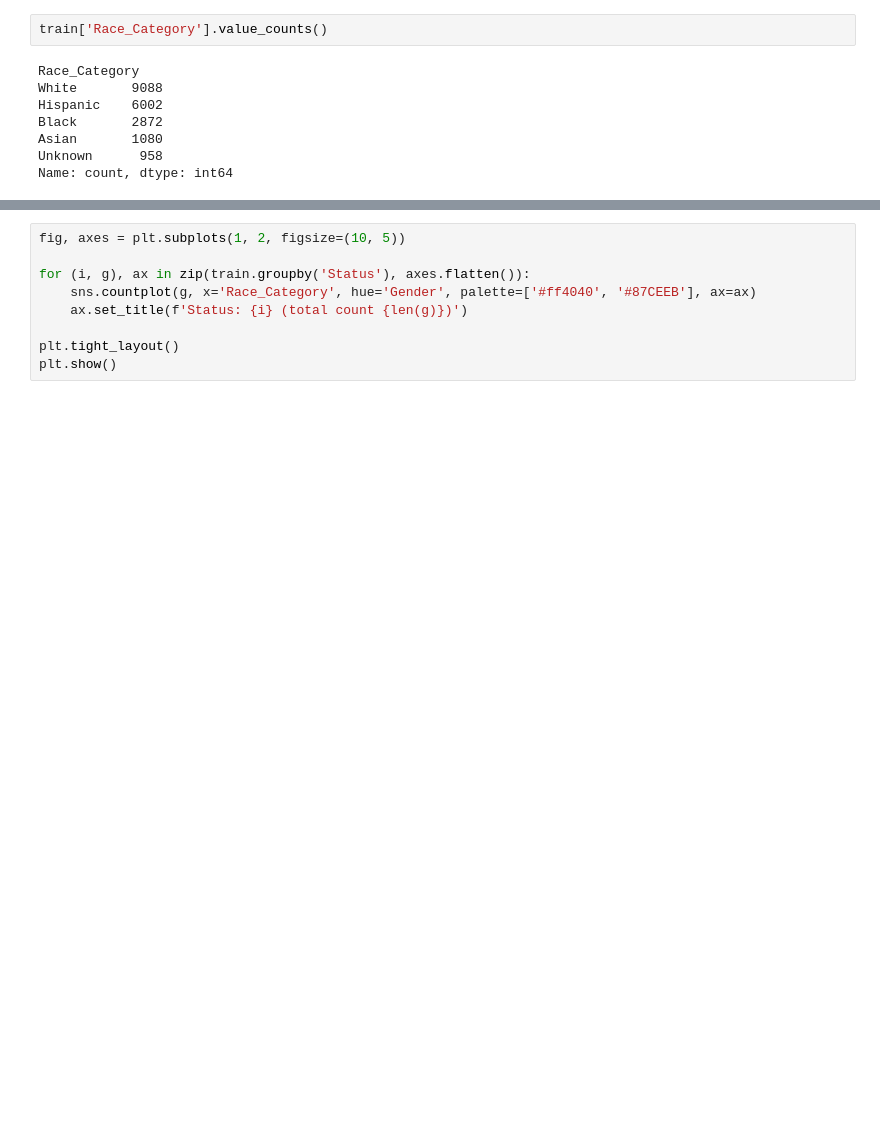
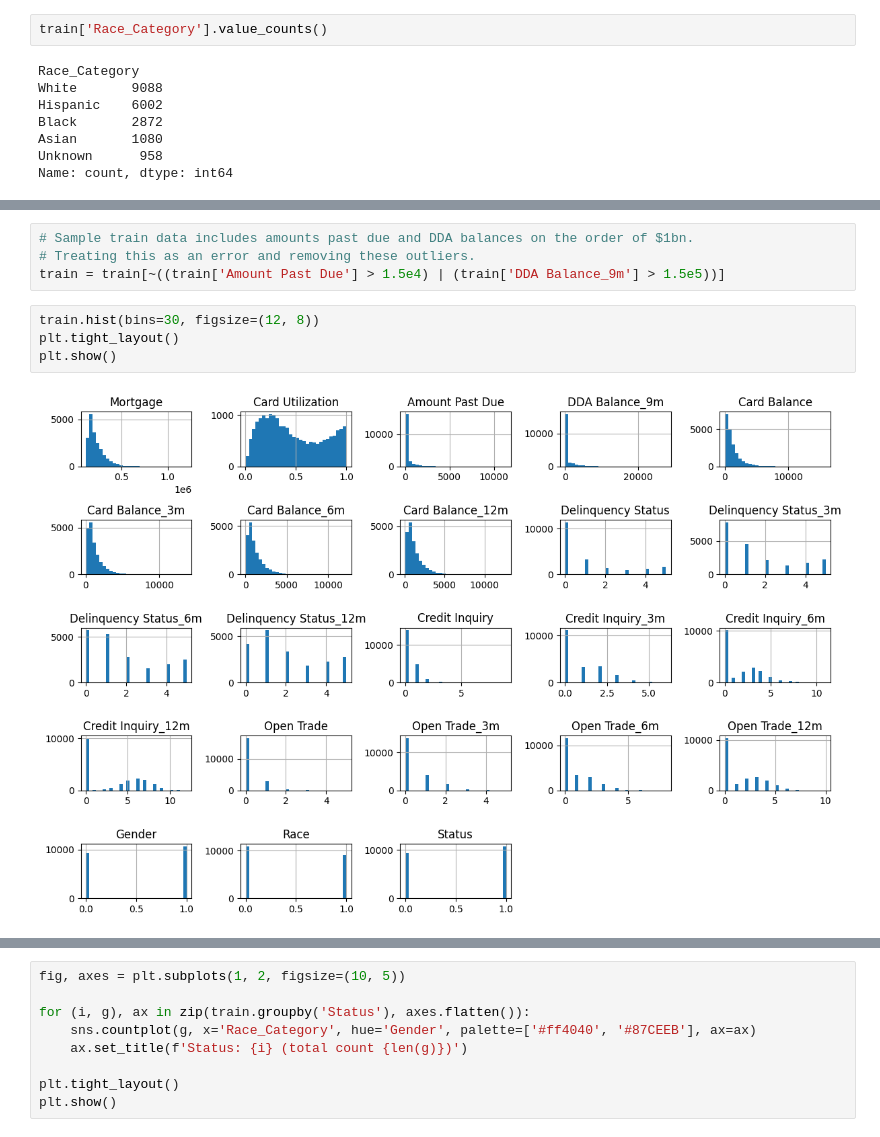
Before and after one commit to ostapenkovs/wells-fargo-case-study, a Jupyter notebook: notebooks/2_data_analysis.ipynb, the cells around one changed output, grey strips where cells are left out. Saved outputs shown, nothing was run; the diff lists cells and outputs as text; blank space fills up the shorter version.

```diff
--- a/notebooks/2_data_analysis.ipynb
+++ b/notebooks/2_data_analysis.ipynb
@@ -82,3 +104,13 @@ Name: count, dtype: int64
+# %%
+# Sample train data includes amounts past due and DDA balances on the order of $1bn.
+# Treating this as an error and removing these outliers.
+train = train[~((train['Amount Past Due'] > 1.5e4) | (train['DDA Balance_9m'] > 1.5e5))]
+# %%
+train.hist(bins=30, figsize=(12, 8))
+plt.tight_layout()
+plt.show()
+# %% [output]
+[figure, added]
 # %%
 fig, ax = plt.subplots(1, 1, figsize=(12, 8))
 sns.heatmap( train.drop('Race_Category', axis=1).corr(), cmap='coolwarm', vmin=-1, vmax=1, linewidths=0.01, linecolor='black', ax=ax )
```
Also changed, not shown: parts of 13 cells of this notebook.
